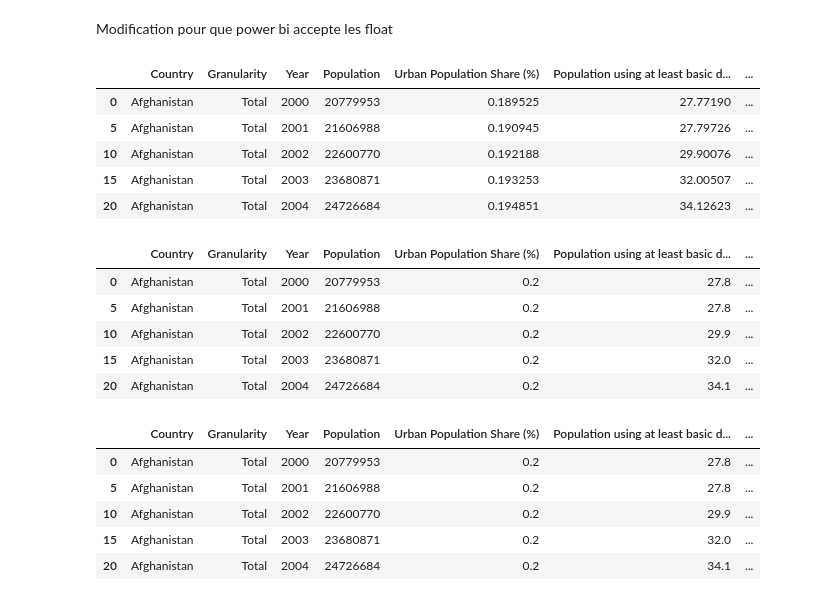
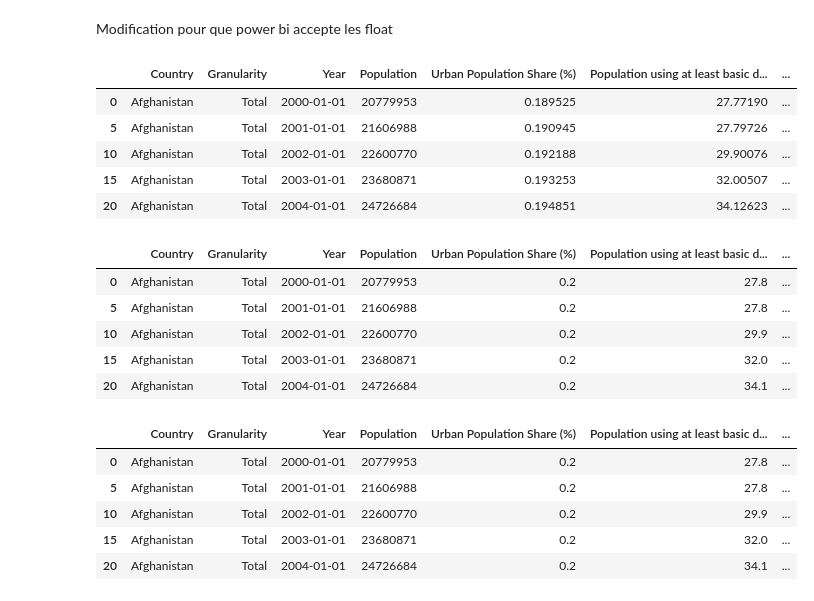
Before and after one commit to AntoineJBQ/P8, a Jupyter notebook: NOTEBOOK/P8.ipynb, the cells around one changed output. Drawn from its saved outputs; the diff is of its cells as text; code cells hidden in the pictures.

```diff
--- a/NOTEBOOK/P8.ipynb
+++ b/NOTEBOOK/P8.ipynb
@@ -486,15 +486,17 @@ total_data_df['REGION (DISPLAY)'] = total_data_df.apply(lambda row: assign_regio
 ## Création des csv
 # %% [markdown]
 Modification pour que power bi accepte les float
+# %%
+total_data_df['Year'] = pd.to_datetime(total_data_df['Year'].astype(str) + '-01-01')
 # %%
 total_data_df.head()
 # %% [output]
 |  | Country | Granularity | Year | Population | Urban Population Share (%) | Population using at least basic d... | ... |
-| 0 | Afghanistan | Total | 2000 | 20779953 | 0.189525 | 27.77190 | ... |
-| 5 | Afghanistan | Total | 2001 | 21606988 | 0.190945 | 27.79726 | ... |
-| 10 | Afghanistan | Total | 2002 | 22600770 | 0.192188 | 29.90076 | ... |
-| 15 | Afghanistan | Total | 2003 | 23680871 | 0.193253 | 32.00507 | ... |
-| 20 | Afghanistan | Total | 2004 | 24726684 | 0.194851 | 34.12623 | ... |
+| 0 | Afghanistan | Total | 2000-01-01 | 20779953 | 0.189525 | 27.77190 | ... |
+| 5 | Afghanistan | Total | 2001-01-01 | 21606988 | 0.190945 | 27.79726 | ... |
+| 10 | Afghanistan | Total | 2002-01-01 | 22600770 | 0.192188 | 29.90076 | ... |
+| 15 | Afghanistan | Total | 2003-01-01 | 23680871 | 0.193253 | 32.00507 | ... |
+| 20 | Afghanistan | Total | 2004-01-01 | 24726684 | 0.194851 | 34.12623 | ... |
 # %%
 # Round the numeric columns in total_data_df
 total_data_df = total_data_df.round(decimals=1)
@@ -502,26 +504,27 @@ total_data_df = total_data_df.round(decimals=1)
 total_data_df.head()
 # %% [output]
 |  | Country | Granularity | Year | Population | Urban Population Share (%) | Population using at least basic d... | ... |
-| 0 | Afghanistan | Total | 2000 | 20779953 | 0.2 | 27.8 | ... |
-| 5 | Afghanistan | Total | 2001 | 21606988 | 0.2 | 27.8 | ... |
-| 10 | Afghanistan | Total | 2002 | 22600770 | 0.2 | 29.9 | ... |
-| 15 | Afghanistan | Total | 2003 | 23680871 | 0.2 | 32.0 | ... |
-| 20 | Afghanistan | Total | 2004 | 24726684 | 0.2 | 34.1 | ... |
+| 0 | Afghanistan | Total | 2000-01-01 | 20779953 | 0.2 | 27.8 | ... |
+| 5 | Afghanistan | Total | 2001-01-01 | 21606988 | 0.2 | 27.8 | ... |
+| 10 | Afghanistan | Total | 2002-01-01 | 22600770 | 0.2 | 29.9 | ... |
+| 15 | Afghanistan | Total | 2003-01-01 | 23680871 | 0.2 | 32.0 | ... |
+| 20 | Afghanistan | Total | 2004-01-01 | 24726684 | 0.2 | 34.1 | ... |
 # %%
 # Définir les colonnes à exclure de la conversion
 colonnes_a_exclure = ["Country", "Year", "Granularity", "COUNTRY (DISPLAY)", "REGION (DISPLAY)"]
 
 # Convertir les colonnes contenant des nombres en types numériques
 colonnes_numeriques =total_data_df.select_dtypes(include=['object']).columns.difference(colonnes_a_exclure)
 total_data_df[colonnes_numeriques] = total_data_df[colonnes_numeriques].apply(lambda x: x.str.replace(',', '.').astype(float), axis=1)
 
 # Enregistrer les données dans un fichier CSV
 total_data_df.to_excel('donnees.xlsx', index=False)
+total_data_df.to_csv('donnees.csv', index=False)
 total_data_df.head()
 # %% [output]
 |  | Country | Granularity | Year | Population | Urban Population Share (%) | Population using at least basic d... | ... |
-| 0 | Afghanistan | Total | 2000 | 20779953 | 0.2 | 27.8 | ... |
-| 5 | Afghanistan | Total | 2001 | 21606988 | 0.2 | 27.8 | ... |
-| 10 | Afghanistan | Total | 2002 | 22600770 | 0.2 | 29.9 | ... |
-| 15 | Afghanistan | Total | 2003 | 23680871 | 0.2 | 32.0 | ... |
-| 20 | Afghanistan | Total | 2004 | 24726684 | 0.2 | 34.1 | ... |
+| 0 | Afghanistan | Total | 2000-01-01 | 20779953 | 0.2 | 27.8 | ... |
+| 5 | Afghanistan | Total | 2001-01-01 | 21606988 | 0.2 | 27.8 | ... |
+| 10 | Afghanistan | Total | 2002-01-01 | 22600770 | 0.2 | 29.9 | ... |
+| 15 | Afghanistan | Total | 2003-01-01 | 23680871 | 0.2 | 32.0 | ... |
+| 20 | Afghanistan | Total | 2004-01-01 | 24726684 | 0.2 | 34.1 | ... |
```
Also changed, not shown: 15 other files.
